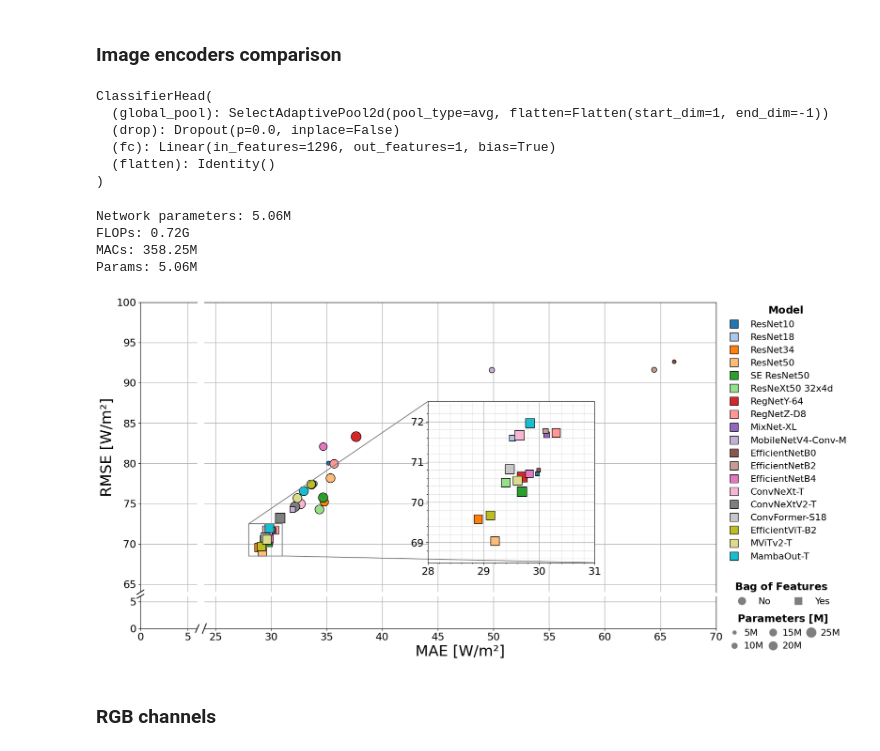
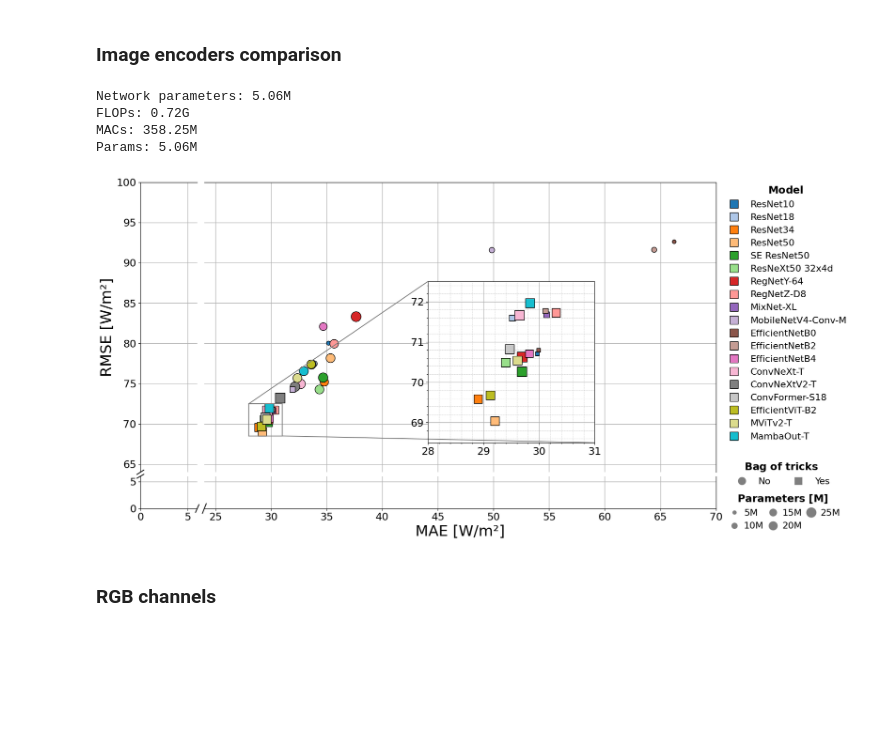
Before and after one commit to PUTvision/solar-irradiance, a Jupyter notebook: notebooks/article_graphic.ipynb, the cells around one changed output. Drawn from its saved outputs; the diff is of its cells as text; code cells hidden in the pictures; blank space fills up the shorter version.

Commit message:
Update article graphics; remove unrelated notebooks; fix path issue in evaluate script

```diff
--- a/notebooks/article_graphic.ipynb
+++ b/notebooks/article_graphic.ipynb
@@ -13,15 +13,6 @@ from solar_irradiance.datamodules.cloud_mask import CloudMask
 from solar_irradiance.datamodules.sun_mask import SunMask
 # %% [markdown]
 ### Image encoders comparison
-# %%
-network.head
-# %% [output]
-ClassifierHead(
-  (global_pool): SelectAdaptivePool2d(pool_type=avg, flatten=Flatten(start_dim=1, end_dim=-1))
-  (drop): Dropout(p=0.0, inplace=False)
-  (fc): Linear(in_features=1296, out_features=1, bias=True)
-  (flatten): Identity()
-)
 # %%
 # !pip install -q fvcore
 
@@ -220,7 +211,7 @@ ax2.add_artist(legend1)
 
 legend2 = ax2.legend(
     handles=handles_markers,
-    title=r"$\mathbf{Bag\ of\ Features}$",
+    title=r"$\mathbf{Bag\ of\ tricks}$",
     title_fontsize=18,
     fontsize=16,
     bbox_to_anchor=(1.23, 0.05),
@@ -285,35 +276,35 @@ axins = zoomed_inset_axes(ax2, 5, loc="lower center", bbox_to_anchor=(0.6, 0.1),
 axins.scatter(mae_bof, rmse_bof, marker="s", s=params_bof, color=colors[: len(mae_bof)], alpha=1, edgecolors="k")
 axins.set_xlim(28, 31)  # Limit the region for zoom
 axins.set_ylim(68.5, 72.5)
 axins.set_xticks(np.arange(28, 31.1, 1))
 axins.minorticks_on()
 axins.set_yticks(np.arange(69, 72.1, 1))
 axins.tick_params(axis="both", which="major", labelsize=18)
 # axins.set_xlabel('MAE [W/m²]', fontsize=18)
 # axins.set_ylabel('RMSE [W/m²]', fontsize=18)
 # Set opaque background
 axins.set_facecolor("white")  # Or any color you prefer
 axins.patch.set_alpha(1.0)  # Ensure full opacity
 
 mark_inset(ax2, axins, loc1=2, loc2=4, fc="none", ec="0.5", lw=1.5)
 
 ax1.tick_params(axis="y", which="major", labelsize=18)
 ax3.tick_params(axis="both", which="major", labelsize=18)
 ax4.tick_params(axis="x", which="major", labelsize=18)
 ax2.set_xticks(np.arange(25, 71, 5))
 ax4.set_xticks(np.arange(25, 71, 5))
 ax4.set_xlabel("MAE [W/m²]", fontsize=26)
 ax1.set_ylabel("RMSE [W/m²]", fontsize=26)
 for _ax in [ax1, ax2, ax3, ax4, axins]:
     _ax.grid(True, which="major", linestyle="-", linewidth=1.0, alpha=1.0)
     _ax.grid(True, which="minor", linestyle="--", linewidth=0.5, alpha=0.7)
     _ax.set_axisbelow(True)
 plt.tight_layout()
 plt.subplots_adjust(wspace=0.025, hspace=0.025)
 # plt.show()
-# plt.savefig("figure_7_model_comparison.pdf", bbox_inches="tight", dpi=300, transparent=False)
+# plt.savefig("Figure_7_model_comparison.pdf", bbox_inches="tight", dpi=300, transparent=False)
 # %% [output]
-[figure, old version]
+[figure, new version]
 # %% [markdown]
 ### RGB channels
 # %%
```
Also changed, not shown: parts of 3 cells of this notebook, 4 other files.
